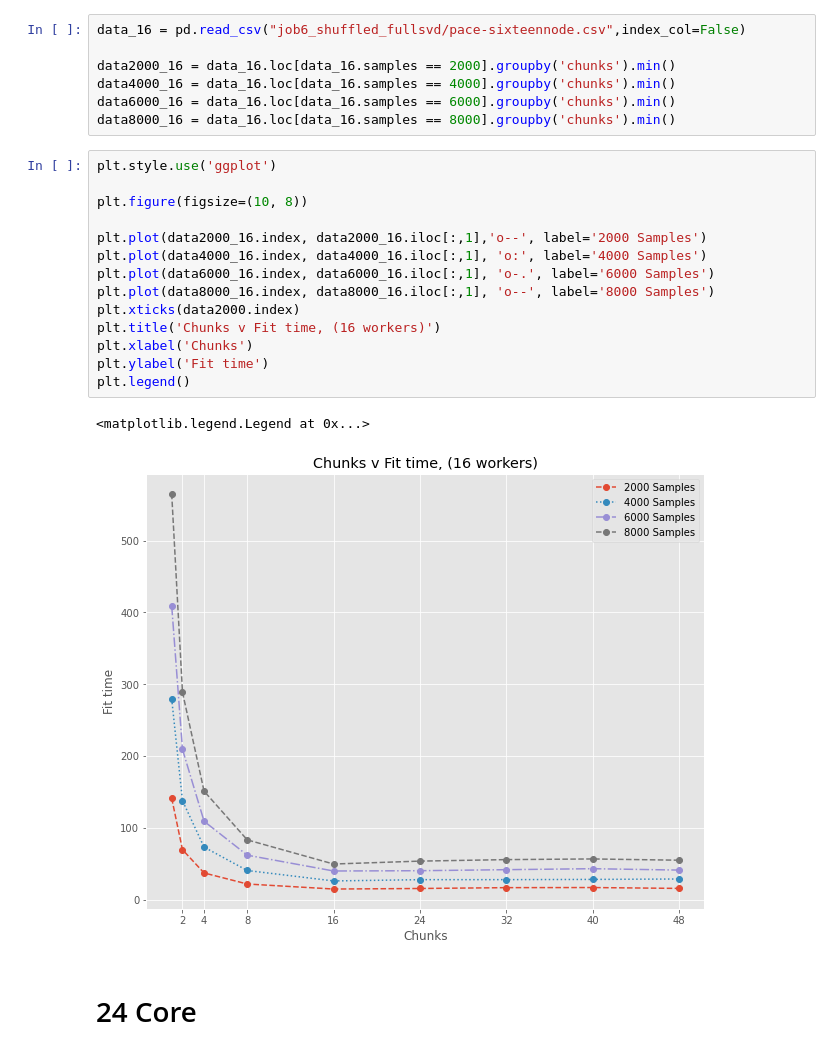
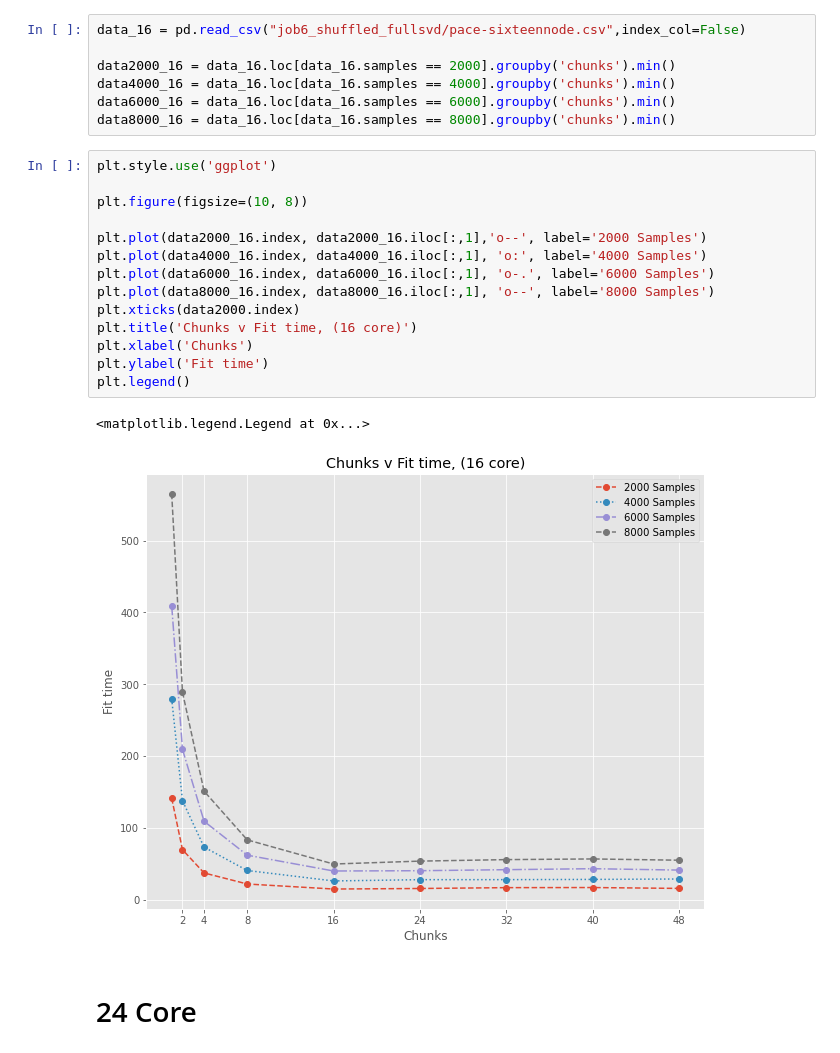
Before and after one commit to wd15/Pace_visualization, a Jupyter notebook: pace_visualization_alldata.ipynb, the cells around one changed output. Saved outputs shown, nothing was run; the diff lists cells and outputs as text.

```diff
--- a/pace_visualization_alldata.ipynb
+++ b/pace_visualization_alldata.ipynb
@@ -103,20 +103,20 @@ data8000_16 = data_16.loc[data_16.samples == 8000].groupby('chunks').min()
 # %%
 plt.style.use('ggplot')
 
 plt.figure(figsize=(10, 8))
 
 plt.plot(data2000_16.index, data2000_16.iloc[:,1],'o--', label='2000 Samples')
 plt.plot(data4000_16.index, data4000_16.iloc[:,1], 'o:', label='4000 Samples')
 plt.plot(data6000_16.index, data6000_16.iloc[:,1], 'o-.', label='6000 Samples')
 plt.plot(data8000_16.index, data8000_16.iloc[:,1], 'o--', label='8000 Samples')
 plt.xticks(data2000.index)
-plt.title('Chunks v Fit time, (16 workers)')
+plt.title('Chunks v Fit time, (16 core)')
 plt.xlabel('Chunks')
 plt.ylabel('Fit time')
 plt.legend()
 # %% [output]
 <matplotlib.legend.Legend at 0x...>
-[figure, old version]
+[figure, new version]
 # %% [markdown]
 # 24 Core
 # %%
```
Also changed, not shown: parts of 8 cells of this notebook.
